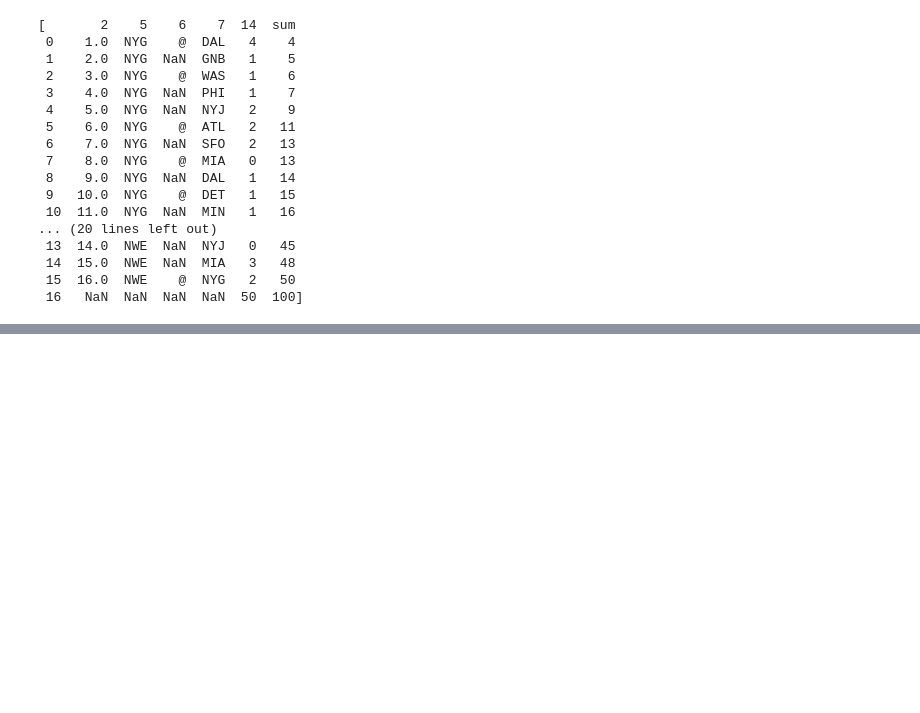
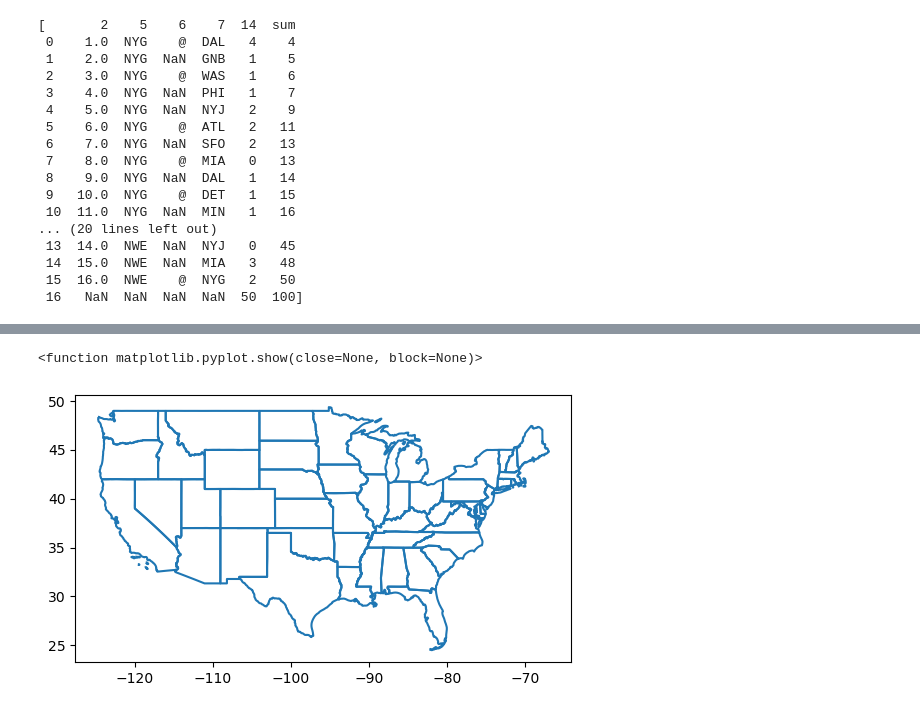
Before and after one commit to nguyenwilliam/elimanning, a Jupyter notebook: docs/manning.ipynb, the cells around one changed output, grey strips where cells are left out. Saved outputs shown, nothing was run; the diff lists cells and outputs as text; code cells hidden in the pictures; blank space fills up the shorter version.

```diff
--- a/docs/manning.ipynb
+++ b/docs/manning.ipynb
@@ -260,10 +264,26 @@ plt.show()
 # %%
 # import geopandas
 
 # heatmap showing touchdowns by state for eli manning per year
 # ex NY/NJ being the highest bc he's played half of his home games there
 
 # use geopandas to create us map
 # scrape TDs and team from PFR
     # need to scrape @ and Opp to show state
     # create key for team name to state
+
+import geopandas as gpd
+shape_path = 'maps/cb_2018_us_state_20m.shp'
+shape = gpd.read_file(shape_path)
+
+non_continental = ['HI','VI','MP','GU','AK','AS','PR']
+us49 = shape
+for n in non_continental:
+    us49 = us49[us49.STUSPS != n]
+us49.boundary.plot()
+plt.show
+
+#print(shape.head())
+# %% [output]
+<function matplotlib.pyplot.show(close=None, block=None)>
+[figure, added]
```
Also changed, not shown: parts of 3 cells of this notebook, 10 other files.
